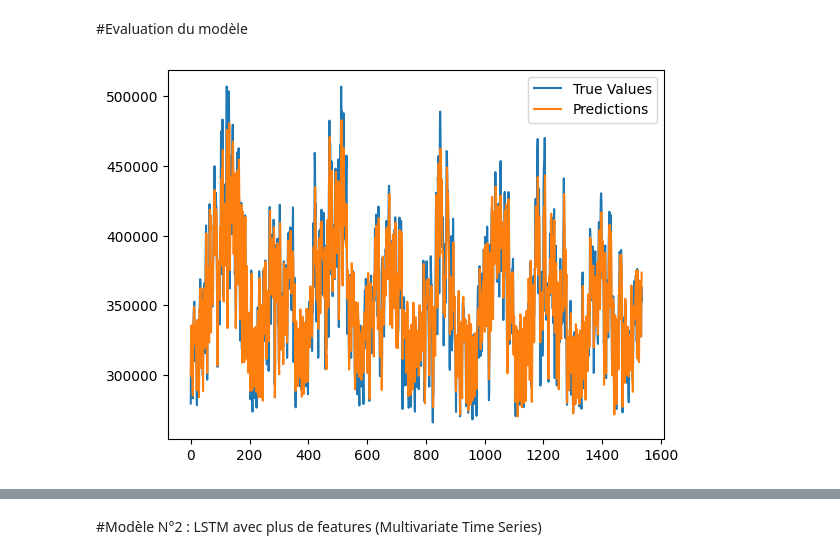
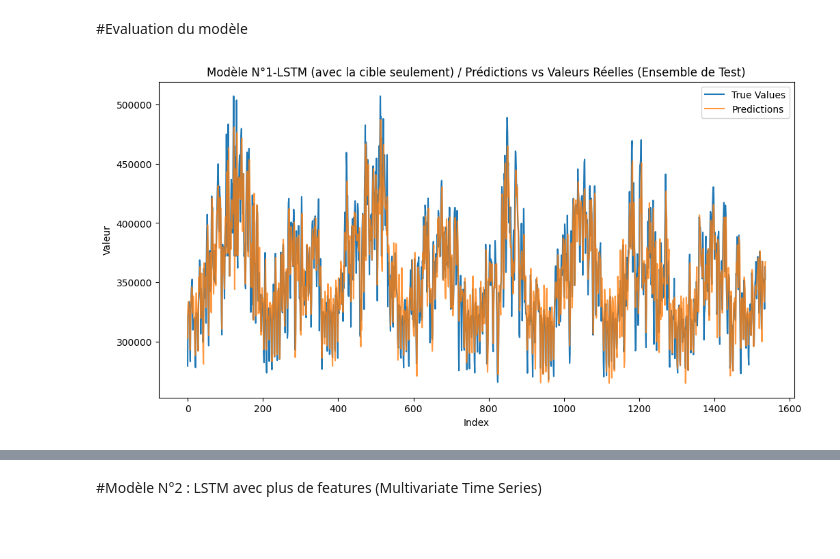
Before and after one commit to anassYinssi/Energy-Consumption-LSTM, a Jupyter notebook: EDA_Prétraitement&Modélisation_Prédective_Consommation_énergitique.ipynb, the cells around one changed output, grey strips where cells are left out. Saved outputs shown, nothing was run; the diff lists cells and outputs as text; code cells hidden in the pictures; blank space fills up the shorter version.

```diff
--- a/EDA_Prétraitement&Modélisation_Prédective_Consommation_énergitique.ipynb
+++ b/EDA_Prétraitement&Modélisation_Prédective_Consommation_énergitique.ipynb
@@ -826,11 +846,13 @@ test mse loss (20628.10888146498, [279446.0, 321569.0, 326566.0, 325844.0, 33370
 # %% [markdown]
 #Evaluation du modèle
 # %%
-mean_squared_error, y_test, test_outputs = calculate_metrics(test_dataloader)
-
-plt.plot(y_test, label='True Values')
-plt.plot(test_outputs.numpy(), label='Predictions')
+plt.figure(figsize=(12, 6))
+plt.title("Modèle N°1-LSTM (avec la cible seulement) / Prédictions vs Valeurs Réelles (Ensemble de Test)")
+plt.xlabel("Index")
+plt.ylabel("Valeur")
+plt.plot(y_test, label='True Values', )
+plt.plot(test_outputs.numpy(), label='Predictions',alpha=0.8)
 plt.legend()
 plt.show()
 # %% [output]
-[figure, old version]
+[figure, new version]
```
Also changed, not shown: parts of 31 cells of this notebook.
